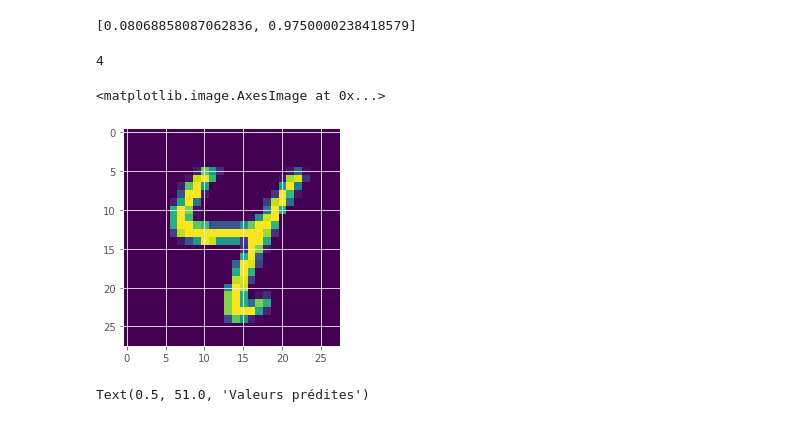
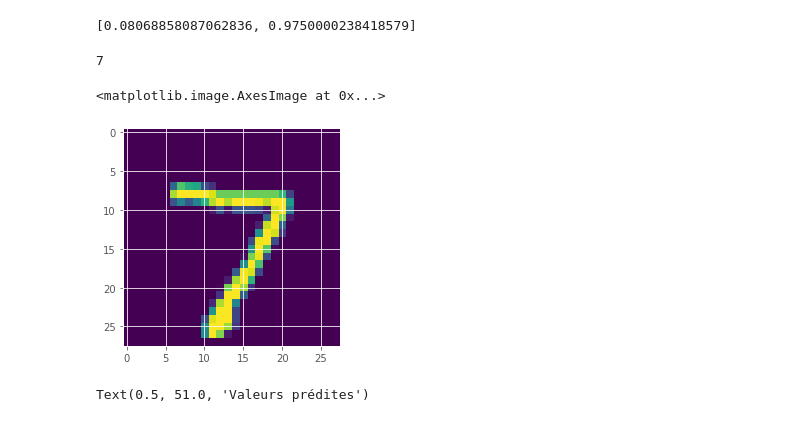
Before and after one commit to camara94/tensorflow-keras-python, a Jupyter notebook: python/recap_knn.ipynb, the cells around one changed output. Drawn from its saved outputs; the diff is of its cells as text; code cells hidden in the pictures.

```diff
--- a/python/recap_knn.ipynb
+++ b/python/recap_knn.ipynb
@@ -115,14 +115,14 @@ model_2.evaluate(x_test_2, y_test)
 # %%
 prediction_2 = model_2.predict(x_test_2)
 # %%
-np.argmax(prediction_2[6])
+np.argmax(prediction_2[0])
 # %% [output]
-4
+7
 # %%
-plt.imshow(x_test[6])
+plt.imshow(x_test[0])
 # %% [output]
 <matplotlib.image.AxesImage at 0x...>
-[figure, old version]
+[figure, new version]
 # %%
 y_label_2 = [np.argmax(y) for y in prediction_2]
 # %%
```
